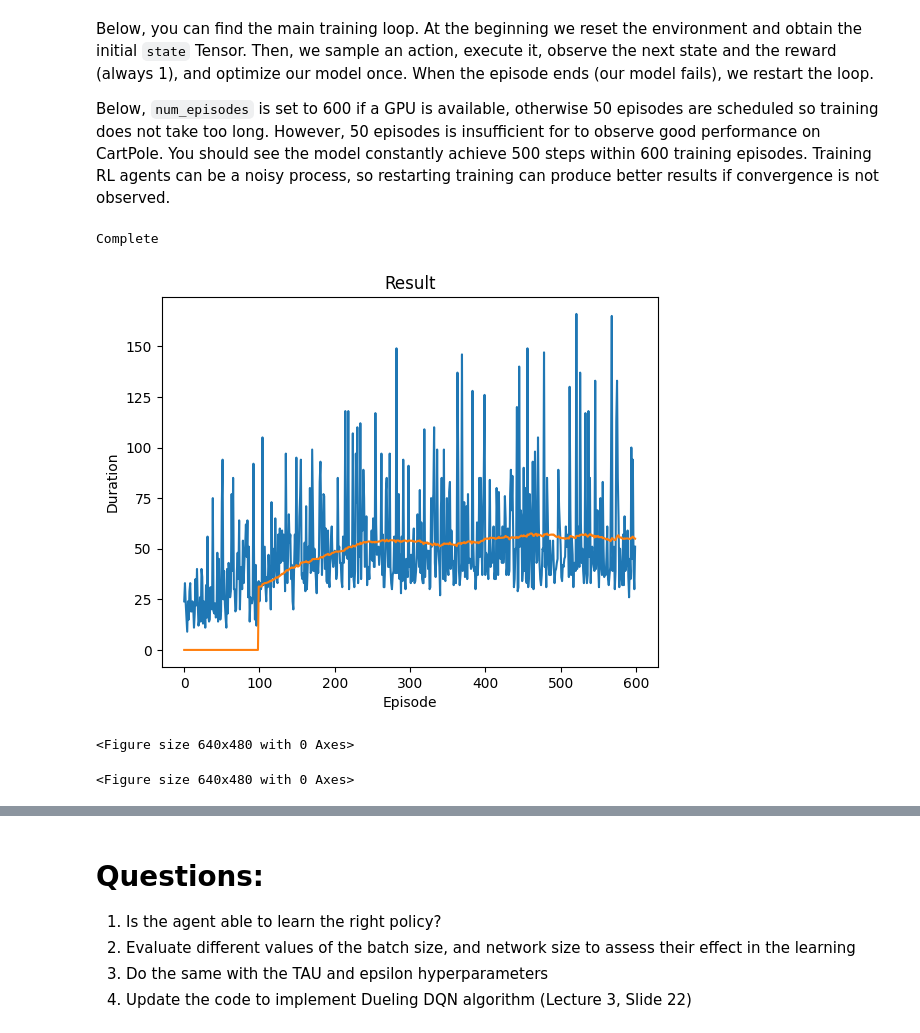
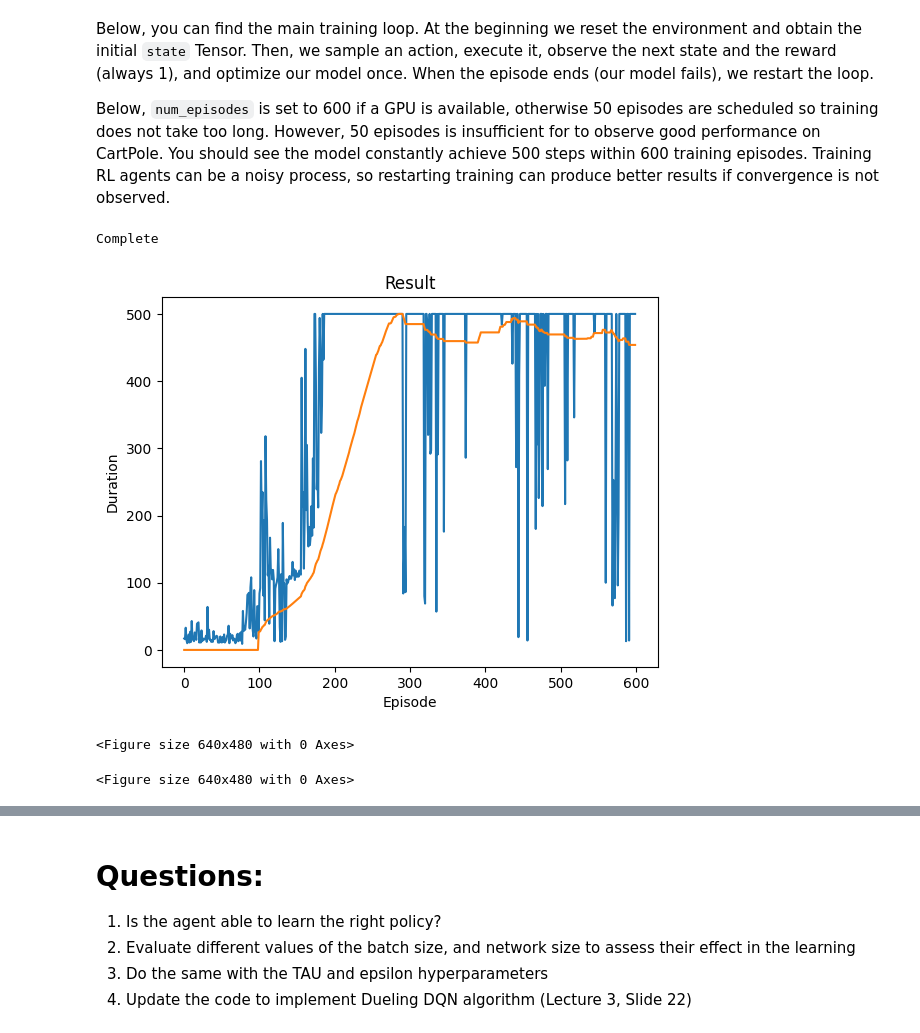
Before and after one commit to cyrilgabriele/RL, a Jupyter notebook: Lab11/DQN_on_cartpole.ipynb, the cells around one changed output, grey strips where cells are left out. Cells and saved outputs as stored; diff of their text form; code cells hidden in the pictures.

Commit message:
fixed little thinks like the get_epsilon() method

```diff
--- a/Lab11/DQN_on_cartpole.ipynb
+++ b/Lab11/DQN_on_cartpole.ipynb
@@ -209,7 +209,7 @@ class DQN(nn.Module):
         self.layerList = nn.ModuleList()
         # n_observations = 4 here with cartpole env
         self.input_size = n_observations
-        self.hidden_layer_size = 100
+        self.hidden_layer_size = 200
         self.num_hidden_layers = 3
         # n_actions = 2 here with cartpole env
         self.output_size = n_actions
@@ -225,7 +225,8 @@ class DQN(nn.Module):
 
         # Output Layer
         self.layerList.append(nn.Linear(self.hidden_layer_size, self.output_size))
-        self.layerList.append(nn.Softmax(dim=1))
+        # self.layerList.append(nn.Softmax(dim=1))
+        self.layerList.append(nn.ReLU())
         # END TODO
 
     # Called with either one element to determine next action, or a batch
@@ -235,8 +236,8 @@ class DQN(nn.Module):
       for i, layer in enumerate(self.layerList):
         # x = layer(x.unsqueeze(0) if len(x.shape) == 1 else x)
         x = layer(x)
-        print(f"Output after layer {i + 1}: {x.shape}")
-        print(f"x in forward: {x}")
+        # print(f"Output after layer {i + 1}: {x.shape}")
+        # print(f"x in forward: {x}")
       return x
         # END TODO
     '''
@@ -322,28 +323,11 @@ def select_action(state):
             # t.max(1) will return the largest column value of each row.
             # second column on max result is index of where max element was
             # found, so we pick action with the larger expected reward.
-            '''
-            print(f"type of state: {type(state)}")
-            print("before NN input")
-
-            print(f"output_policy_nn: {output_policy_nn}")
-            print(f"type of NN output: {type(output_policy_nn)}")
-
-            print(f"max_values = {max_values}")
-            print(f"max_indices = {max_indices}")
-            return
-
-            # Working but Tensor must be returned for following methods
             output_policy_nn = policy_net.forward(state)
             max_values, max_indices = output_policy_nn.max(1)
-            if max_indices == "tensor([0])":
-              action = 0
-            else:
-              action = 1
-            return torch.tensor([action])
-            '''
-            output_policy_nn = policy_net.forward(state)
-            max_values, max_indices = output_policy_nn.max(1)
+            # print(f"output_policy_nn: {output_policy_nn}")
+            # print(f"max_values = {max_values}")
+            # print(f"max_indices = {max_indices}")
             action = max_indices
             return action
 
@@ -357,7 +341,7 @@ def select_action(state):
 def get_epsilon(t):
   """Gets value for epsilon. It declines as we advance in episodes."""
   # Ensures that there's almost at least a min_epsilon chance of randomly exploring
-  return max(EPS_END, min(EPS_START, 1. - math.log10((t + 1) / EPS_DECAY)))
+  return EPS_START * max(EPS_END, min(1., 1. - math.log10((t + 1) / EPS_DECAY)))
 
 episode_durations = []
 
@@ -493,35 +477,35 @@ for i_episode in range(num_episodes):
             next_state = torch.tensor(observation, dtype=torch.float32, device=device).unsqueeze(0)
 
         # Store the transition in memory
         # action_tensor = action.to(device)
         memory.push(state, action, next_state, reward)
 
         # Move to the next state
         state = next_state
 
         # Perform one step of the optimization (on the policy network)
         optimize_model()
 
         # Soft update of the target network's weights
         # θ′ ← τ θ + (1 −τ )θ′
         target_net_state_dict = target_net.state_dict()
         policy_net_state_dict = policy_net.state_dict()
         for key in policy_net_state_dict:
             target_net_state_dict[key] = policy_net_state_dict[key]*TAU + target_net_state_dict[key]*(1-TAU)
         target_net.load_state_dict(target_net_state_dict)
 
         if done:
             episode_durations.append(t + 1)
-            plot_durations()
+            #plot_durations()
             break
 
 print('Complete')
 plot_durations(show_result=True)
 plt.ioff()
 plt.show()
 # %% [output]
 Complete
-[figure, old version]
+[figure, new version]
 <Figure size 640x480 with 0 Axes>
 <Figure size 640x480 with 0 Axes>
 # %% [markdown]
```
